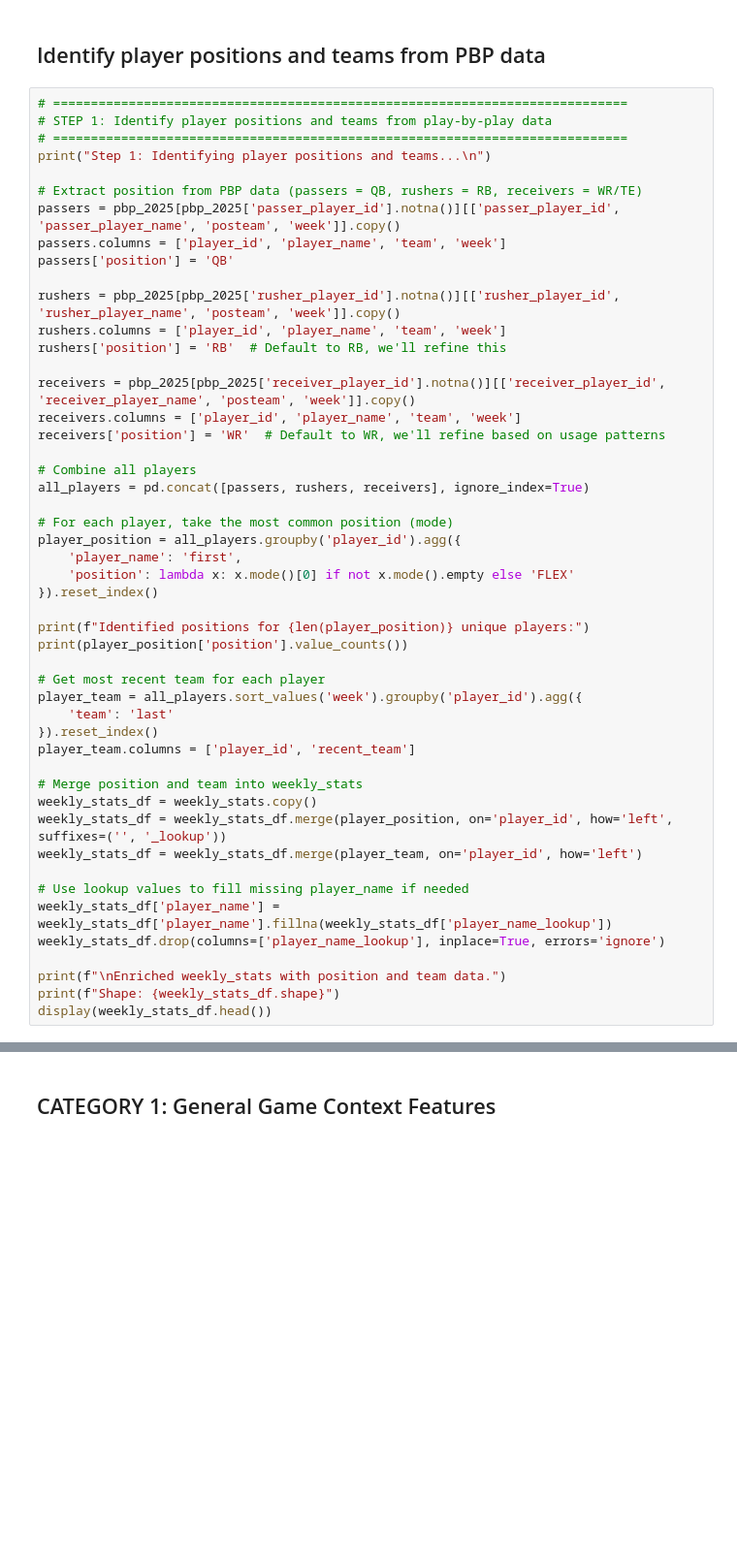
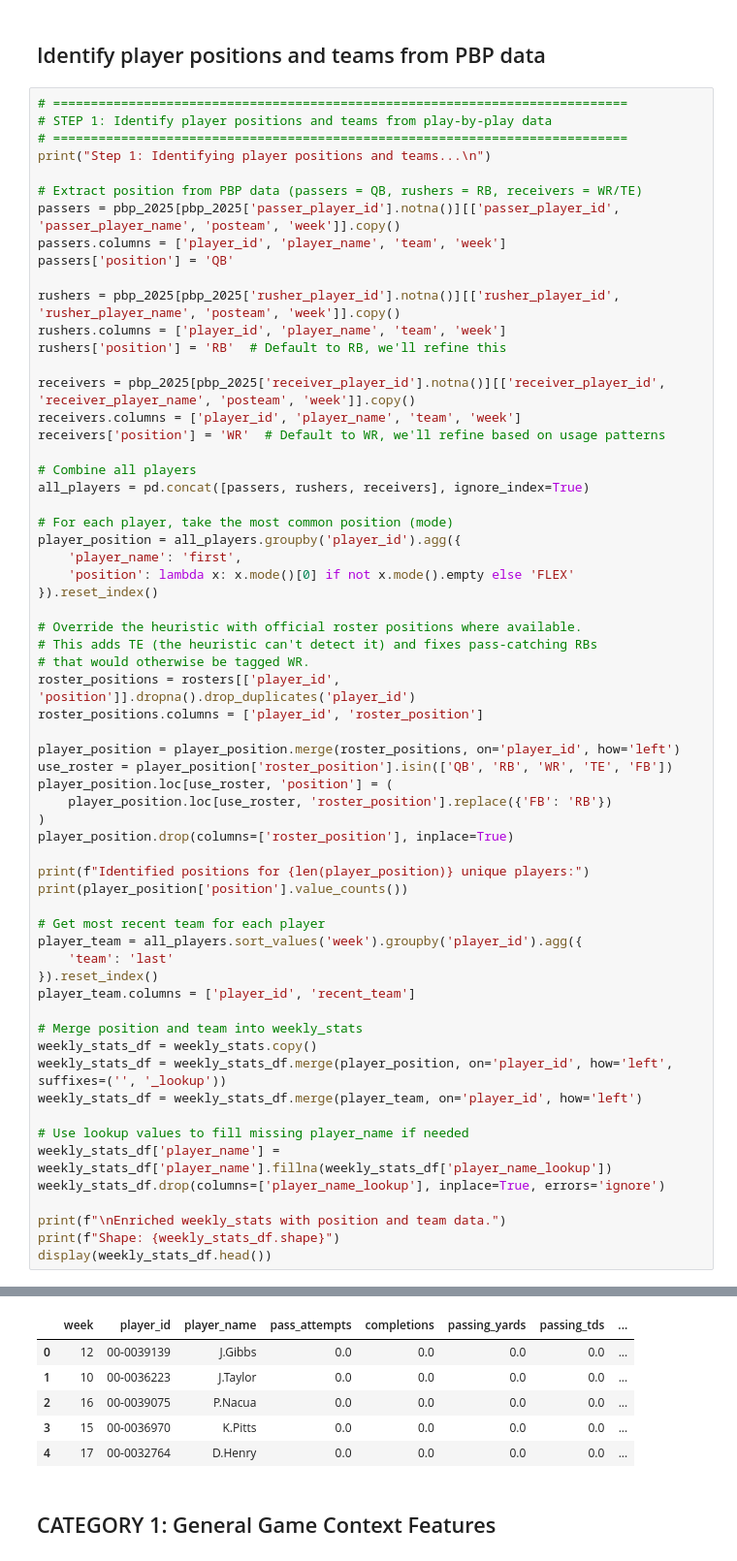
Before and after one commit to mazinsafer/FantasyFootballEngine, a Jupyter notebook: ingestion/feature_building.ipynb, the cells around one changed output, grey strips where cells are left out. Shown at 97% size. Drawn from its saved outputs; the diff is of its cells as text; blank space fills up the shorter version.

```diff
--- a/ingestion/feature_building.ipynb
+++ b/ingestion/feature_building.ipynb
@@ -159,6 +208,19 @@ player_position = all_players.groupby('player_id').agg({
     'position': lambda x: x.mode()[0] if not x.mode().empty else 'FLEX'
 }).reset_index()
 
+# Override the heuristic with official roster positions where available.
+# This adds TE (the heuristic can't detect it) and fixes pass-catching RBs
+# that would otherwise be tagged WR.
+roster_positions = rosters[['player_id', 'position']].dropna().drop_duplicates('player_id')
+roster_positions.columns = ['player_id', 'roster_position']
+
+player_position = player_position.merge(roster_positions, on='player_id', how='left')
+use_roster = player_position['roster_position'].isin(['QB', 'RB', 'WR', 'TE', 'FB'])
+player_position.loc[use_roster, 'position'] = (
+    player_position.loc[use_roster, 'roster_position'].replace({'FB': 'RB'})
+)
+player_position.drop(columns=['roster_position'], inplace=True)
+
 print(f"Identified positions for {len(player_position)} unique players:")
 print(player_position['position'].value_counts())
 
@@ -180,3 +242,4 @@ weekly_stats_df.drop(columns=['player_name_lookup'], inplace=True, errors='ignor
 print(f"\nEnriched weekly_stats with position and team data.")
 print(f"Shape: {weekly_stats_df.shape}")
 display(weekly_stats_df.head())
+# %% [output]
@@ -183,3 +257,9 @@ display(weekly_stats_df.head())
+|  | week | player_id | player_name | pass_attempts | completions | passing_yards | passing_tds | ... |
+| 0 | 12 | 00-0039139 | J.Gibbs | 0.0 | 0.0 | 0.0 | 0.0 | ... |
+| 1 | 10 | 00-0036223 | J.Taylor | 0.0 | 0.0 | 0.0 | 0.0 | ... |
+| 2 | 16 | 00-0039075 | P.Nacua | 0.0 | 0.0 | 0.0 | 0.0 | ... |
+| 3 | 15 | 00-0036970 | K.Pitts | 0.0 | 0.0 | 0.0 | 0.0 | ... |
+| 4 | 17 | 00-0032764 | D.Henry | 0.0 | 0.0 | 0.0 | 0.0 | ... |
 # %% [markdown]
 ## CATEGORY 1: General Game Context Features
 # %%
```
Also changed, not shown: parts of 14 cells of this notebook, 3 other files.
